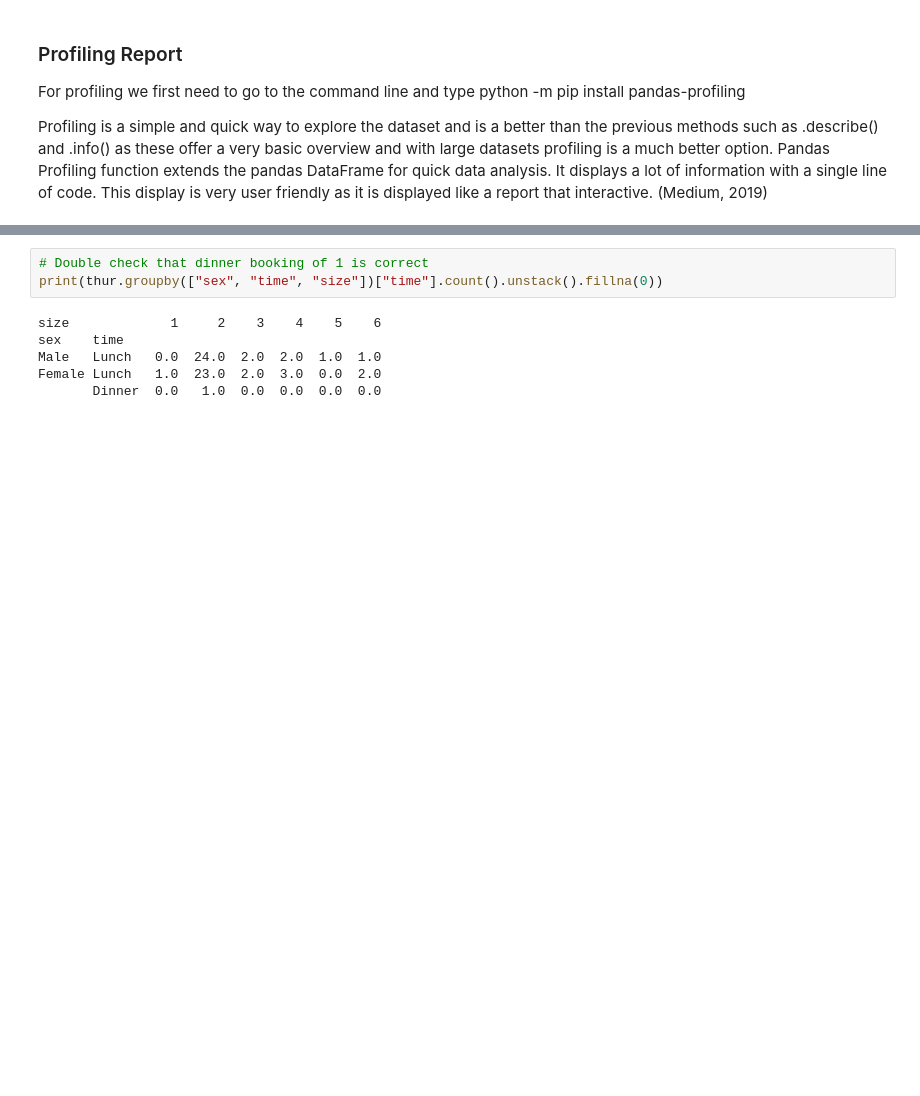
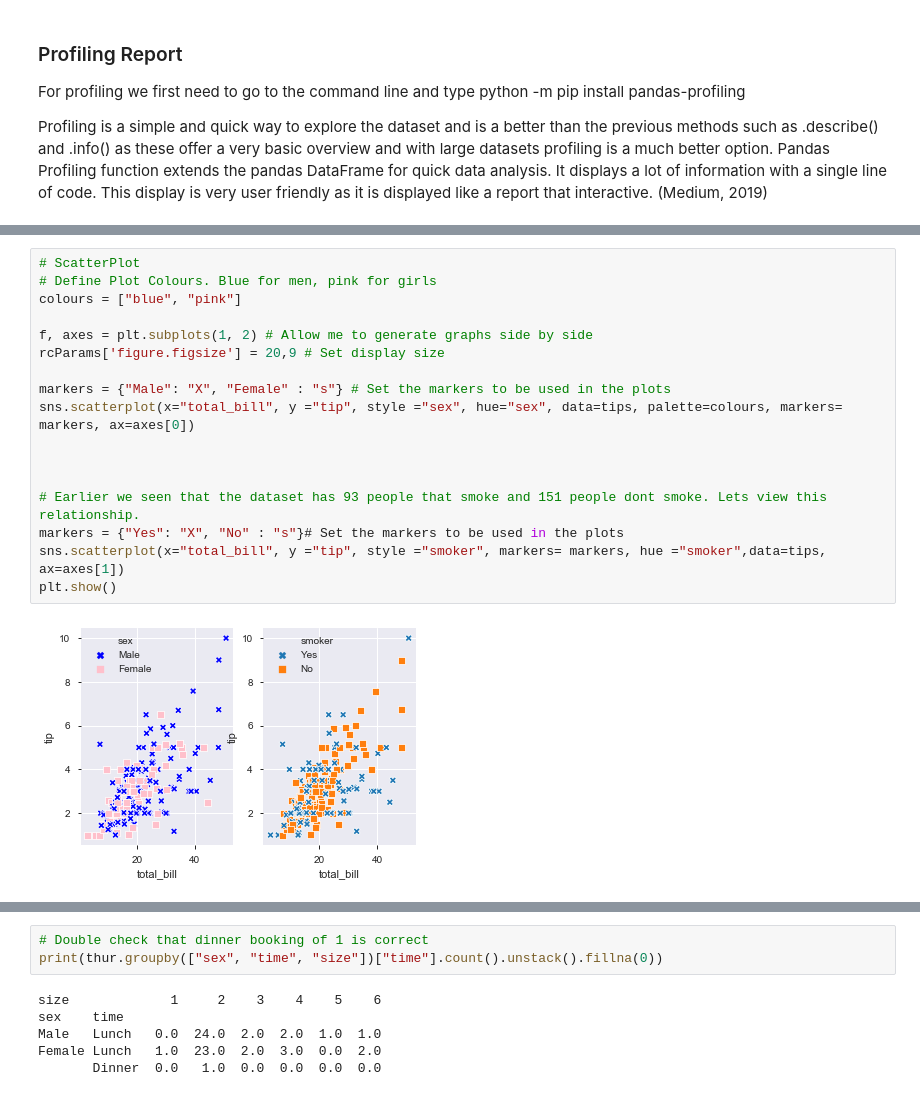
Before and after one commit to richardfeeney7/Fundamentals-Project, a Jupyter notebook: Fundamentals-Project 2019.ipynb, the cells around one changed output, grey strips where cells are left out. Cells and saved outputs as stored; diff of their text form; blank space fills up the shorter version.

```diff
--- a/Fundamentals-Project 2019.ipynb
+++ b/Fundamentals-Project 2019.ipynb
@@ -504,0 +365,19 @@ plt.show()
+# %%
+# ScatterPlot
+# Define Plot Colours. Blue for men, pink for girls
+colours = ["blue", "pink"]
+
+f, axes = plt.subplots(1, 2) # Allow me to generate graphs side by side
+rcParams['figure.figsize'] = 20,9 # Set display size
+
+markers = {"Male": "X", "Female" : "s"} # Set the markers to be used in the plots
+sns.scatterplot(x="total_bill", y ="tip", style ="sex", hue="sex", data=tips, palette=colours, markers= markers, ax=axes[0])
+
+
+
+# Earlier we seen that the dataset has 93 people that smoke and 151 people dont smoke. Lets view this relationship.
+markers = {"Yes": "X", "No" : "s"}# Set the markers to be used in the plots
+sns.scatterplot(x="total_bill", y ="tip", style ="smoker", markers= markers, hue ="smoker",data=tips, ax=axes[1])
+plt.show()
+# %% [output]
+[figure, added]
```
Also changed, not shown: parts of 118 cells of this notebook, 1 other file.
